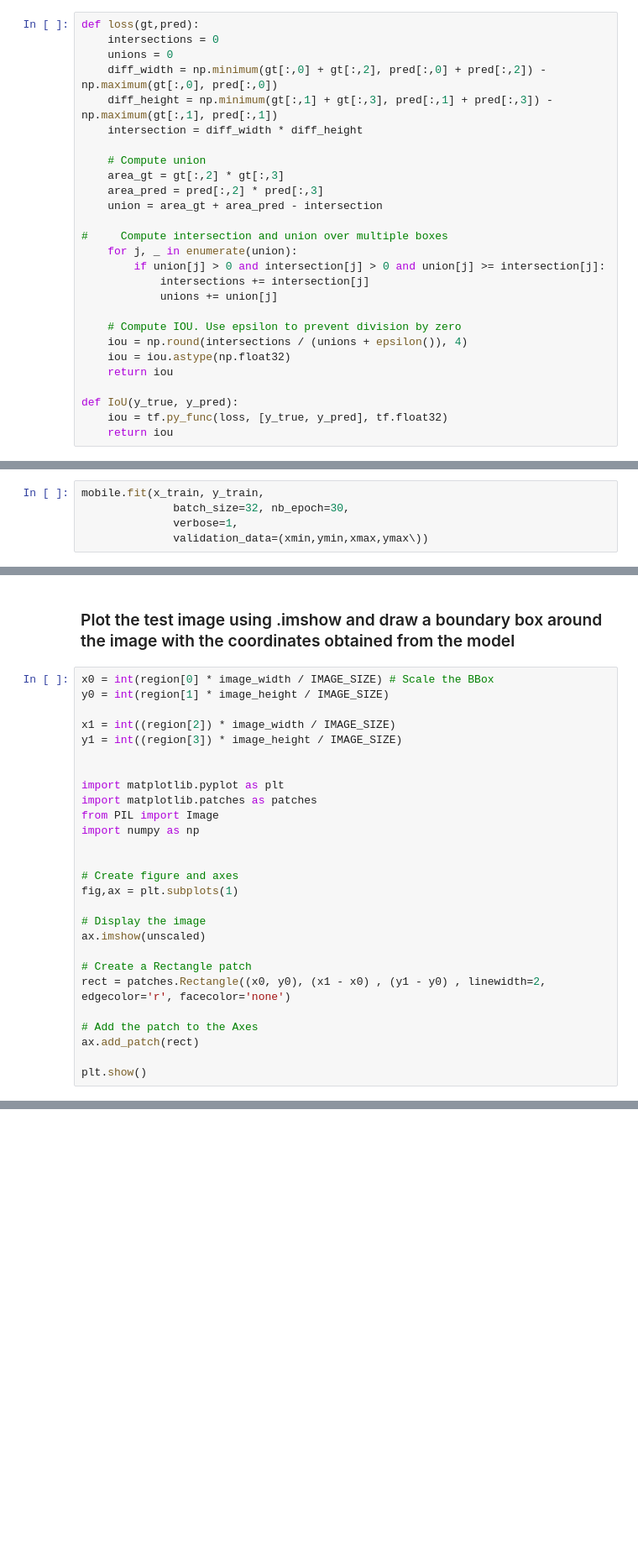
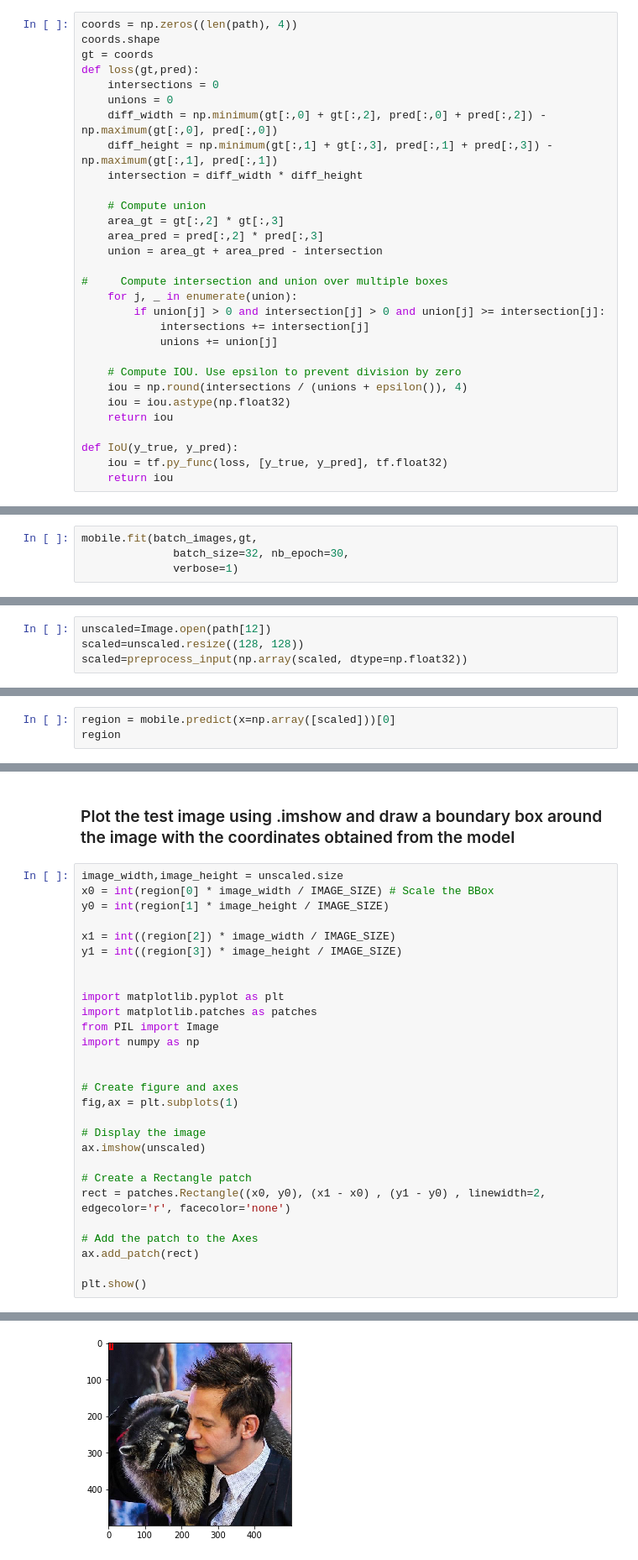
Before and after one commit to GreatLearningAIML1/bangalore-feb-batch-sanchanapradeep, a Jupyter notebook: ACV/R9_External_Lab_Questions.ipynb, the cells around one changed output, grey strips where cells are left out. Shown: that part at 84% size. Saved outputs shown, nothing was run; the diff lists cells and outputs as text; blank space fills up the shorter version.

```diff
--- a/ACV/R9_External_Lab_Questions.ipynb
+++ b/ACV/R9_External_Lab_Questions.ipynb
@@ -168,6 +157,9 @@ mobile.layers.append(tf.keras.layers.Dense(4, activation='linear'))
 # %% [markdown]
 ### Define a custom loss function IoU which calculates Intersection Over Union
 # %%
+coords = np.zeros((len(path), 4))
+coords.shape
+gt = coords
 def loss(gt,pred):
     intersections = 0
     unions = 0
@@ -232,7 +204,6 @@ ValueError: ignored
 # %% [markdown]
 ### Pick a test image from the given data
 # %%
-mobile.fit(x_train, y_train,
+mobile.fit(batch_images,gt,
               batch_size=32, nb_epoch=30,
-              verbose=1,
-              validation_data=(xmin,ymin,xmax,ymax\))
+              verbose=1)
@@ -239,4 +229,11 @@ mobile.fit(x_train, y_train,
 # %% [markdown]
 ### Resize the image to 128 * 128 and preprocess the image for the MobileNet model
+# %%
+unscaled=Image.open(path[12])
+scaled=unscaled.resize((128, 128))
+scaled=preprocess_input(np.array(scaled, dtype=np.float32))
 # %% [markdown]
 ### Predict the coordinates of the bounding box for the given test image
+# %%
+region = mobile.predict(x=np.array([scaled]))[0]
+region
@@ -243,6 +242,7 @@ mobile.fit(x_train, y_train,
 # %% [markdown]
 ### Plot the test image using .imshow and draw a boundary box around the image with the coordinates obtained from the model
 # %%
+image_width,image_height = unscaled.size
 x0 = int(region[0] * image_width / IMAGE_SIZE) # Scale the BBox
 y0 = int(region[1] * image_height / IMAGE_SIZE)
 
@@ -273,0 +273 @@ NameError: ignored
+[figure, added]
```
Also changed, not shown: parts of 15 cells of this notebook.
